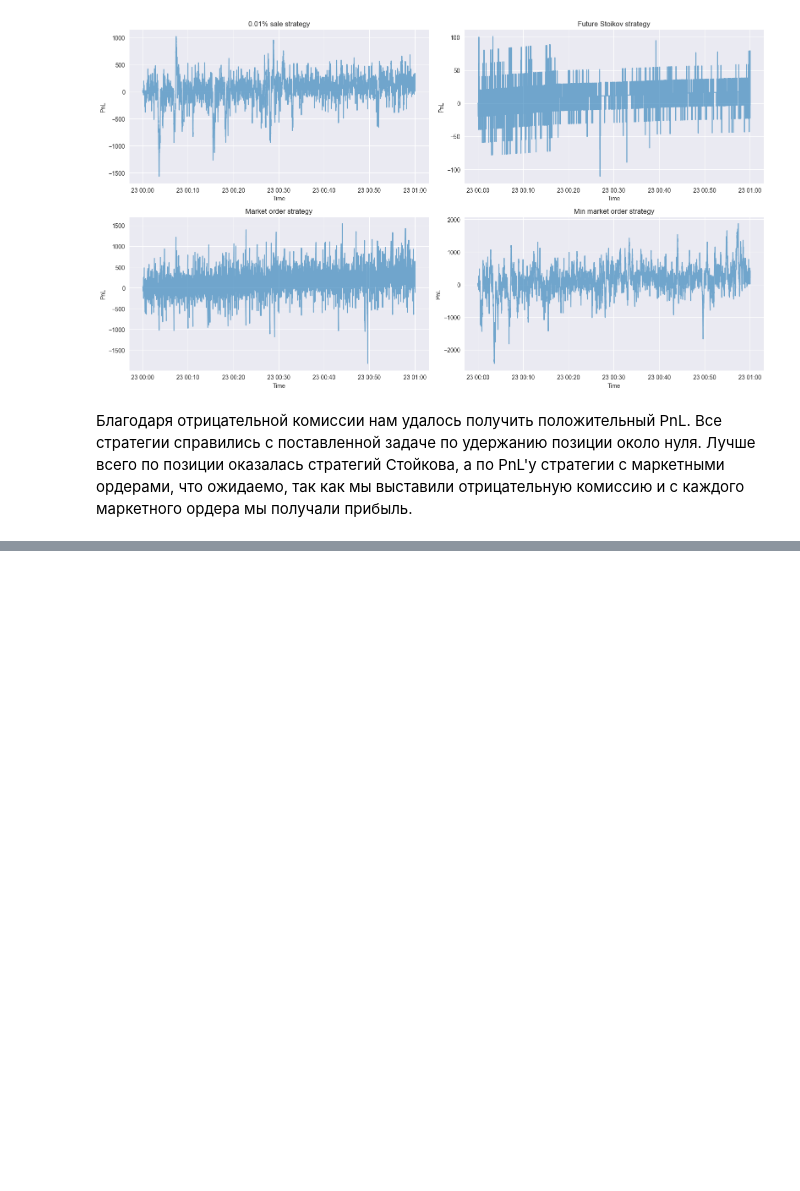
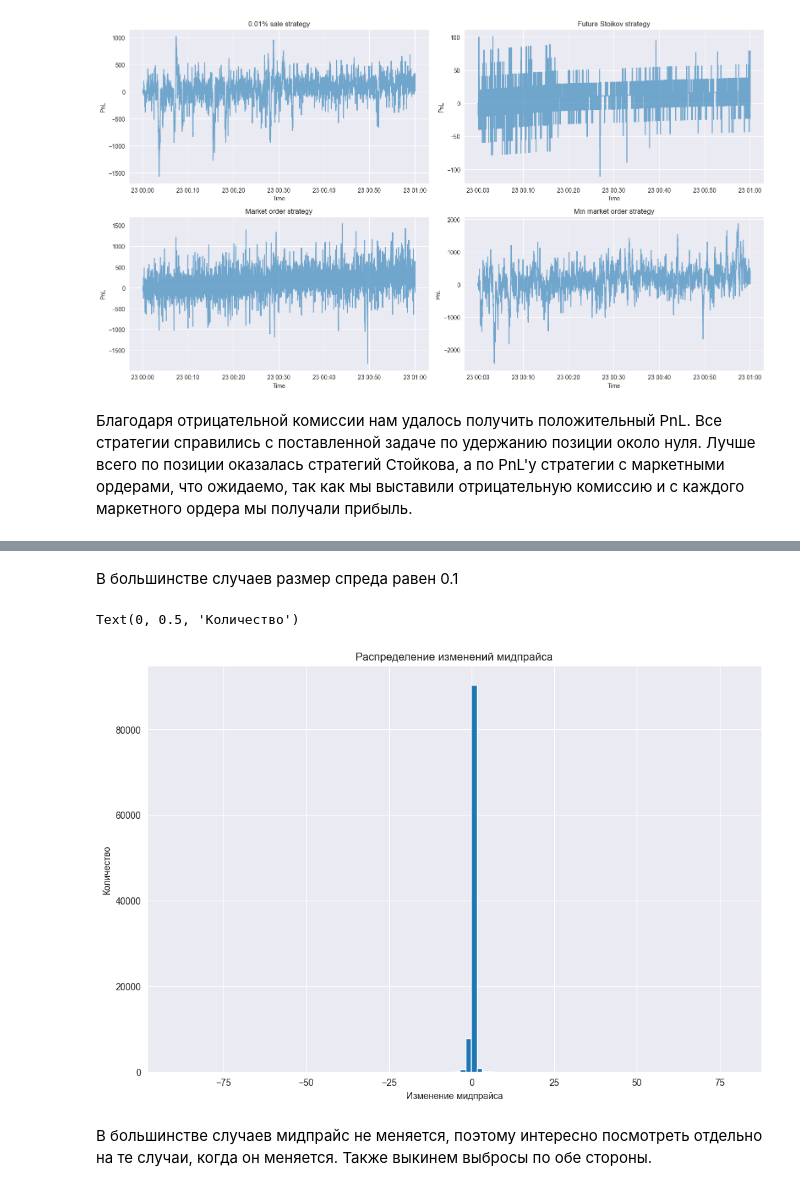
Before and after one commit to RoflanVglorius/CMF, a Jupyter notebook: strategies_comparison.ipynb, the cells around one changed output, grey strips where cells are left out. Saved outputs shown, nothing was run; the diff lists cells and outputs as text; code cells hidden in the pictures; blank space fills up the shorter version.

```diff
--- a/strategies_comparison.ipynb
+++ b/strategies_comparison.ipynb
@@ -399,0 +556,13 @@ plt.tight_layout()
+# %% [markdown]
+В большинстве случаев размер спреда равен 0.1
+# %%
+plt.figure(figsize=(12, 8))
+plt.hist(mid_price_changes, bins=100)
+plt.title('Распределение изменений мидпрайса')
+plt.xlabel('Изменение мидпрайса')
+plt.ylabel('Количество')
+# %% [output]
+Text(0, 0.5, 'Количество')
+[figure, added]
+# %% [markdown]
+В большинстве случаев мидпрайс не меняется, поэтому интересно посмотреть отдельно на те случаи, когда он меняется. Также выкинем выбросы по обе стороны.
```
Also changed, not shown: parts of 42 cells of this notebook.
